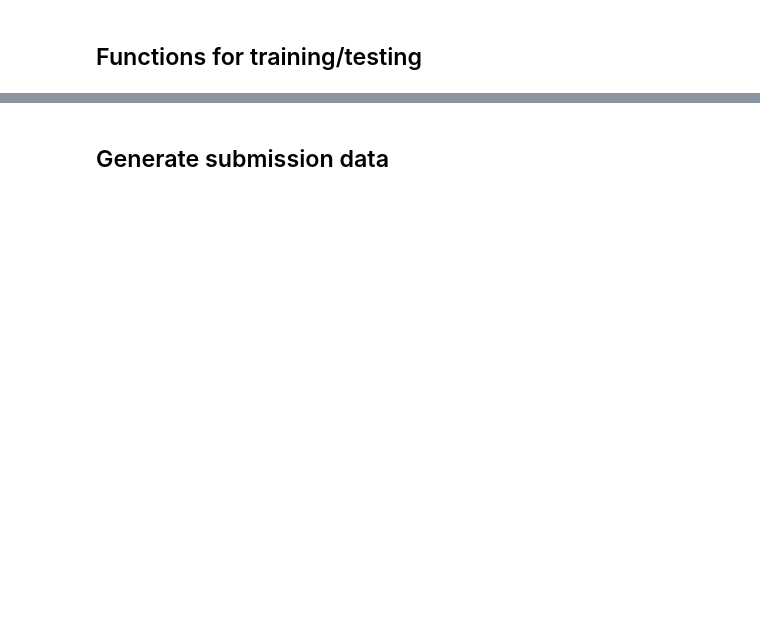
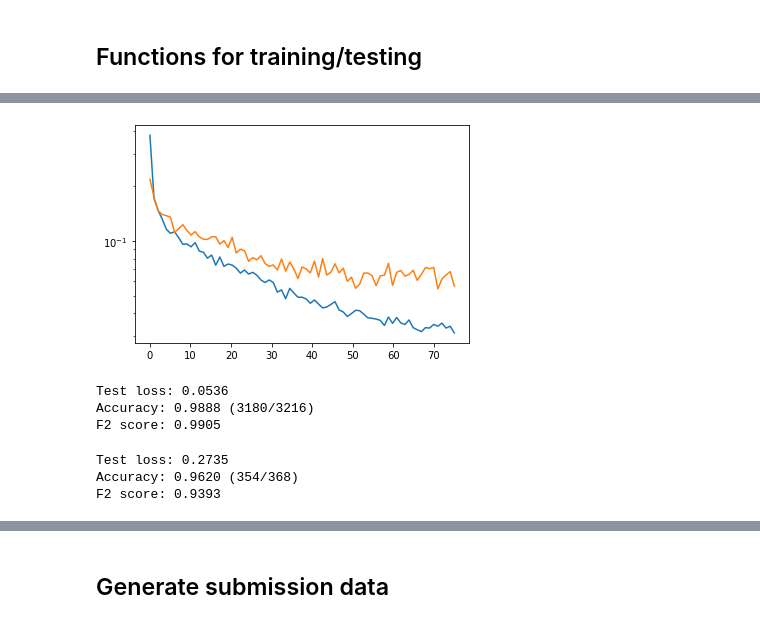
Before and after one commit to cruzsbrian/Caltech-CS155-2023, a Jupyter notebook: proj1/conv.ipynb, the cells around one changed output, grey strips where cells are left out. Cells and saved outputs as stored; diff of their text form; code cells hidden in the pictures; blank space fills up the shorter version.

```diff
--- a/proj1/conv.ipynb
+++ b/proj1/conv.ipynb
@@ -324,0 +369,15 @@ F2 score: 1.0000
+# %%
+n_epochs = 75
+
+torch.manual_seed(0)
+model, loss_fn, optimizer = create_model(0.1, learning_rate=2e-5, pos_weight=2)
+train_loss, test_loss = train(model, loss_fn, optimizer, train_dataset, val_dataset, n_epochs, batch_size=128, print_losses=True)
+
+epoch_steps = np.linspace(0, n_epochs, len(train_loss))
+plt.plot(epoch_steps, train_loss)
+plt.plot(epoch_steps, test_loss)
+plt.yscale("log")
+
+test(model, loss_fn, val_dataset)
+print()
+# %% [output]
@@ -324,0 +401,17 @@ F2 score: 1.0000
+[figure, added]
+# %%
+test(model, loss_fn, val_dataset)
+# %% [output]
+Test loss: 0.0536
+Accuracy: 0.9888 (3180/3216)
+F2 score: 0.9905
+# %%
+# Create a test dataset of only lab data
+lab_X, lab_Y = data_to_numpy(lab_data, max_len=350)
+lab_dataset = torch.utils.data.TensorDataset(torch.tensor(lab_X).float(), torch.tensor(lab_Y).float())
+
+test(model, loss_fn, lab_dataset)
+# %% [output]
+Test loss: 0.2735
+Accuracy: 0.9620 (354/368)
+F2 score: 0.9393
```
Also changed, not shown: parts of 33 cells of this notebook, 2 other files.
